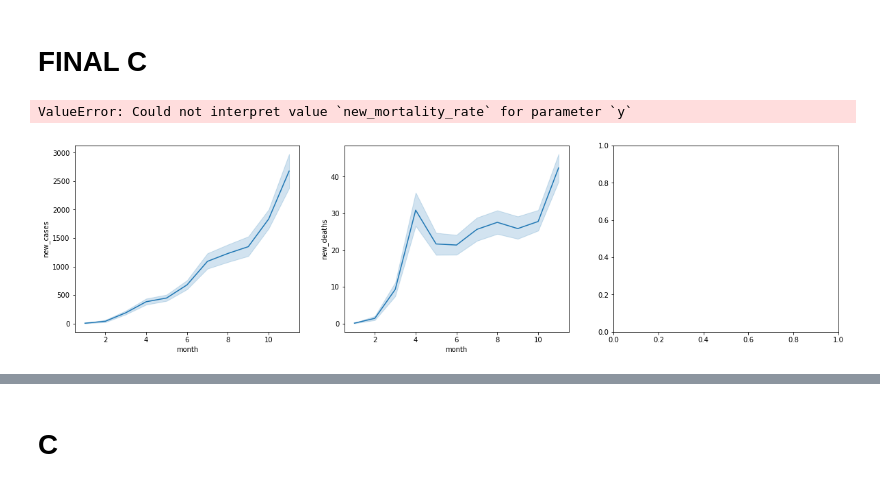
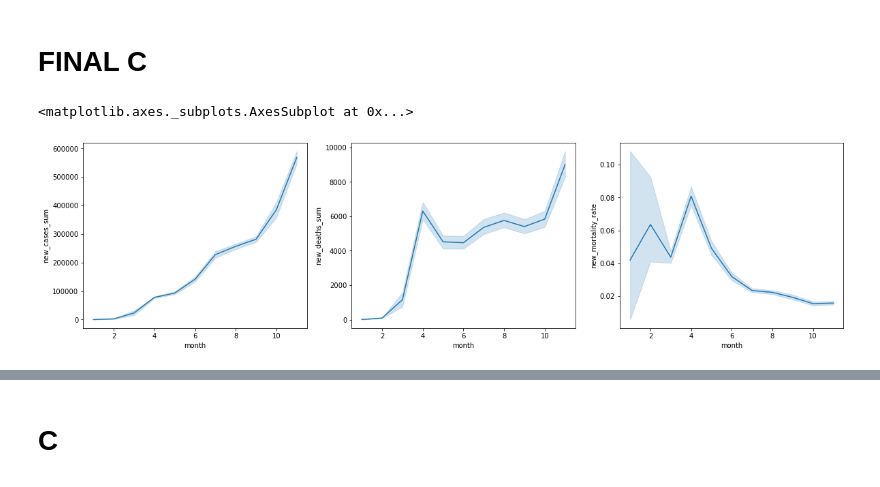
Before and after one commit to NikosSpyropoulos/Covid19-Research, a Jupyter notebook: Question4.ipynb, the cells around one changed output, grey strips where cells are left out. Cells and saved outputs as stored; diff of their text form; code cells hidden in the pictures.

Commit message:
General Changes
- Change results to print like tables(dataframes)
- Almost Done with (C question) - 2 differents solutions

```diff
--- a/Question4.ipynb
+++ b/Question4.ipynb
@@ -488,8 +518,6 @@ covid_perDay_df = myDf[['new_cases', 'new_deaths'
                         ,'date','continent']]
 
 # new_mortality_rate =covid_perDay_df.new_deaths/covid_perDay_df.new_cases
-
-
 
 covid_perDay_df =covid_perDay_df.dropna(axis = 0, how = 'any') #throw rows with nan values
 
@@ -505,44 +533,37 @@ covid_perDay_df = covid_perDay_df[covid_perDay_df.date != '2019-12-31'] # we don
 
 covid_perDay_df = covid_perDay_df.sort_values(by = 'month', ascending =True) #sort dates from 01/2020 - 11/2020
 
 # sum_data_list = [['','',''],['','',''],['','','']]
 
 newData =[]
 
-sum_data_df = pd.DataFrame(sum_data_list, columns = ['date','new_cases_sum', 'new_deaths_sum'])
+# sum_data_df = pd.DataFrame(sum_data_list, columns = ['date','new_cases_sum', 'new_deaths_sum'])
 
 index =0
 for date, date_data in covid_perDay_df.groupby("date"):
 
     new_deaths_sum = date_data.new_deaths.sum()
     new_cases_sum = date_data.new_cases.sum()
 
     if(new_cases_sum==0):
         new_mortality_rate = 0
     else: new_mortality_rate=new_deaths_sum/new_cases_sum
 
     data = [date, new_deaths_sum, new_cases_sum, new_mortality_rate]
     newData.append(data)
 
 
-newdf = pd.DataFrame(mort, columns = ['date', 'new_deaths_sum','new_cases_sum', 'new_mortality_rate'])
+newdf = pd.DataFrame(newData, columns = ['date', 'new_deaths_sum','new_cases_sum', 'new_mortality_rate'])
 
 # newdf=newdf.dropna(axis = 0, how = 'any')
 newdf['month'] = newdf.apply(get_month,axis = 1)
 newdf = newdf.sort_values(by = 'month', ascending =True)
 newdf
 
 fig, ax = plt.subplots(1,3, figsize=(20,5))
-sns.lineplot(x='month', y = 'new_cases', data = covid_perDay_df, estimator=mean, ax=ax[0])
-sns.lineplot(x='month', y = 'new_deaths', data = covid_perDay_df, estimator=mean, ax=ax[1])
-sns.lineplot(x='month', y = 'new_mortality_rate', data = covid_perDay_df, estimator=mean, ax=ax[2])
-
-
-# fig, ax = plt.subplots(1,3, figsize=(20,5))
-# sns.lineplot(x='month', y = 'new_cases', hue='continent', data = newdf, estimator=mean, ax=ax[0])
-# sns.lineplot(x='month', y = 'new_deaths', hue='continent', data = newdf, estimator=mean, ax=ax[1])
-# sns.lineplot(x='month', y = 'new_mortality_rate', hue='continent',data = newdf, estimator=mean, ax=ax[2])
-# print(covid_perDay_df['new_mortality_rate'] > 0)
+sns.lineplot(x='month', y = 'new_cases_sum', data = newdf, estimator=mean, ax=ax[0])
+sns.lineplot(x='month', y = 'new_deaths_sum', data = newdf, estimator=mean, ax=ax[1])
+sns.lineplot(x='month', y = 'new_mortality_rate', data = newdf, estimator=mean, ax=ax[2])
 # %% [output]
-ValueError: Could not interpret value `new_mortality_rate` for parameter `y`
+<matplotlib.axes._subplots.AxesSubplot at 0x...>
-[figure, old version]
+[figure, new version]
```
Also changed, not shown: parts of 43 cells of this notebook.
